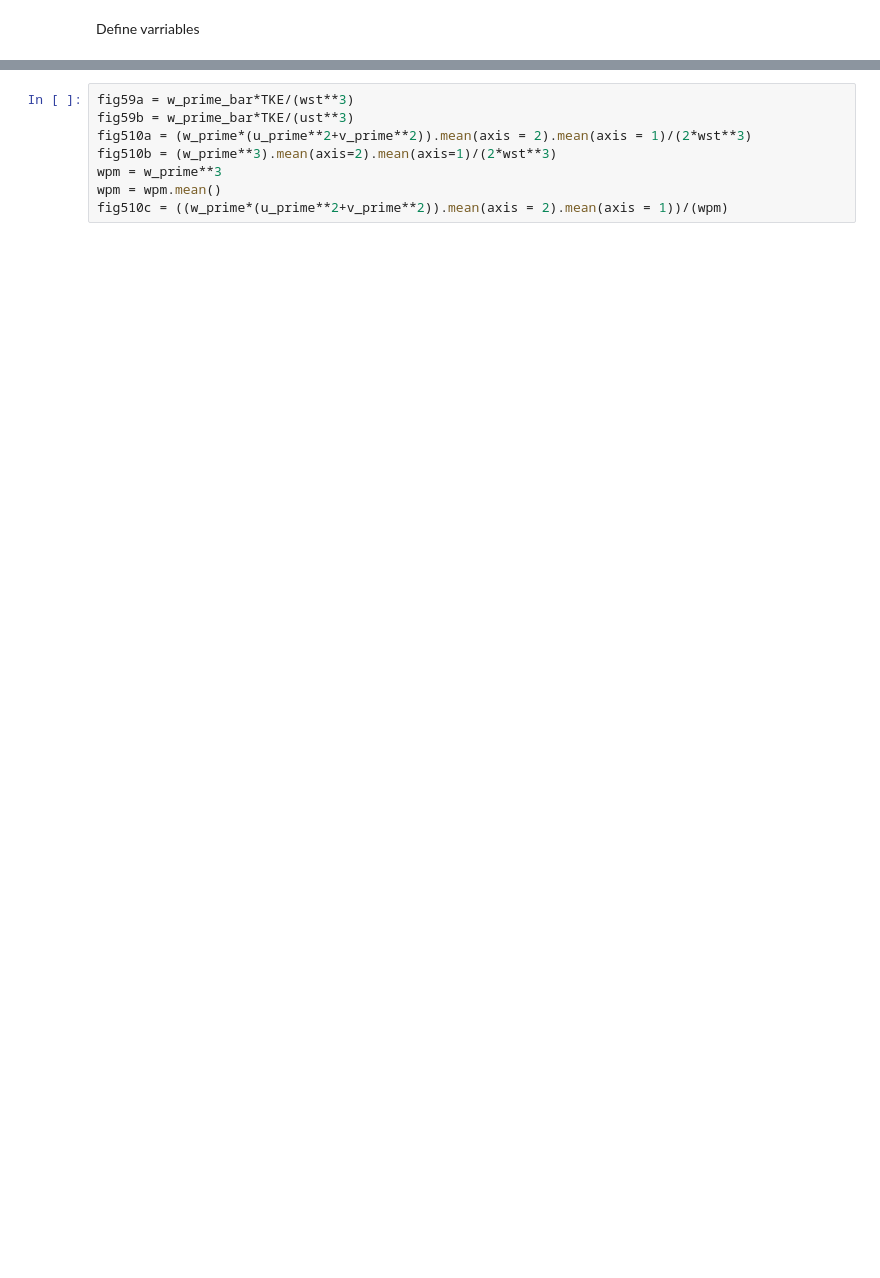
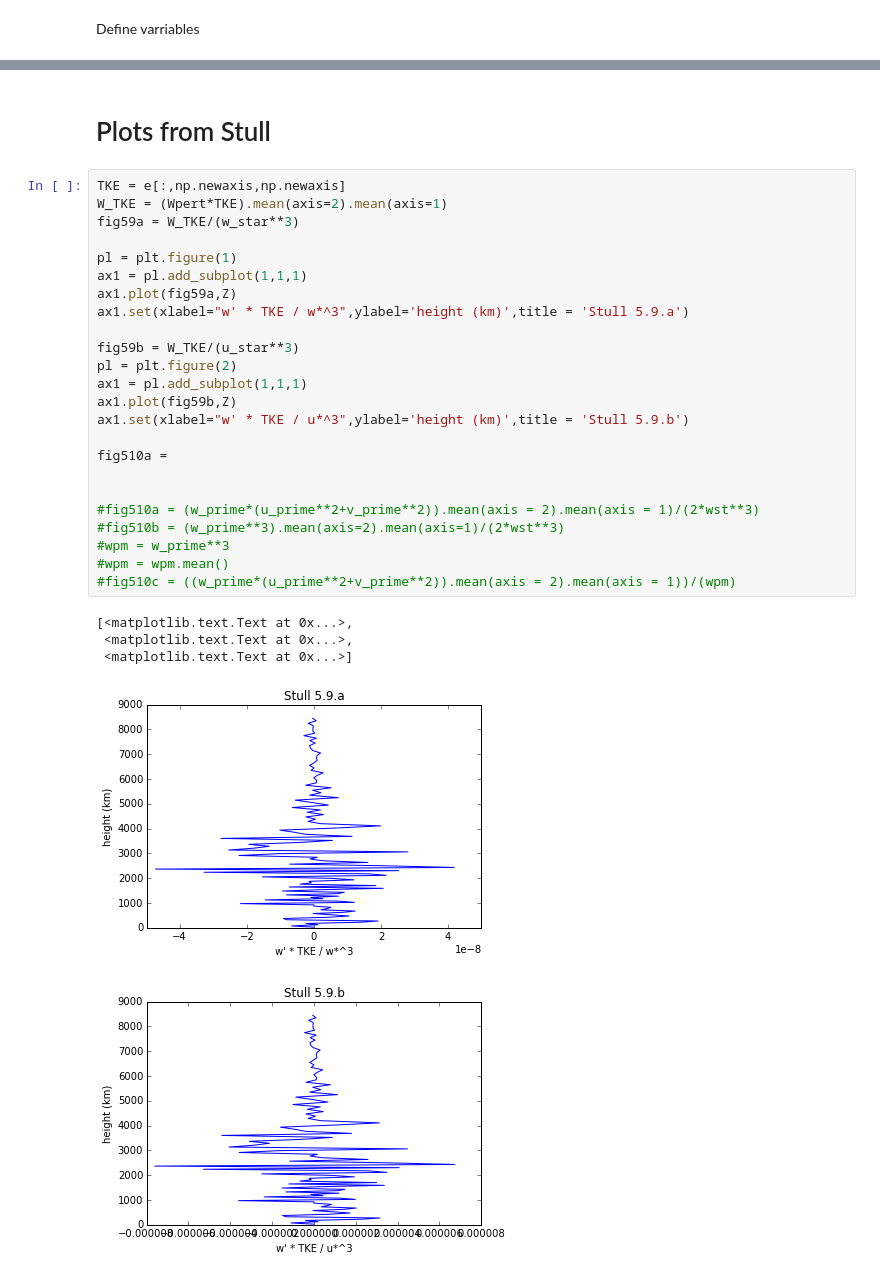
Before and after one commit to Wes-Skeeter/atsc500, a Jupyter notebook: notebooks/ws_lec9.ipynb, the cells around one changed output, grey strips where cells are left out. Saved outputs shown, nothing was run; the diff lists cells and outputs as text; blank space fills up the shorter version.

```diff
--- a/notebooks/ws_lec9.ipynb
+++ b/notebooks/ws_lec9.ipynb
@@ -120,8 +131,32 @@ L = w_theta_v_Bar*ust3**3/(k*g*w_theta_v_Bar)
+# %% [markdown]
+# Plots from Stull
 # %%
-fig59a = w_prime_bar*TKE/(wst**3)
-fig59b = w_prime_bar*TKE/(ust**3)
-fig510a = (w_prime*(u_prime**2+v_prime**2)).mean(axis = 2).mean(axis = 1)/(2*wst**3)
-fig510b = (w_prime**3).mean(axis=2).mean(axis=1)/(2*wst**3)
-wpm = w_prime**3
-wpm = wpm.mean()
-fig510c = ((w_prime*(u_prime**2+v_prime**2)).mean(axis = 2).mean(axis = 1))/(wpm)
+TKE = e[:,np.newaxis,np.newaxis]
+W_TKE = (Wpert*TKE).mean(axis=2).mean(axis=1)
+fig59a = W_TKE/(w_star**3)
+
+pl = plt.figure(1)
+ax1 = pl.add_subplot(1,1,1)
+ax1.plot(fig59a,Z)
+ax1.set(xlabel="w' * TKE / w*^3",ylabel='height (km)',title = 'Stull 5.9.a')
+
+fig59b = W_TKE/(u_star**3)
+pl = plt.figure(2)
+ax1 = pl.add_subplot(1,1,1)
+ax1.plot(fig59b,Z)
+ax1.set(xlabel="w' * TKE / u*^3",ylabel='height (km)',title = 'Stull 5.9.b')
+
+fig510a =
+
+
+#fig510a = (w_prime*(u_prime**2+v_prime**2)).mean(axis = 2).mean(axis = 1)/(2*wst**3)
+#fig510b = (w_prime**3).mean(axis=2).mean(axis=1)/(2*wst**3)
+#wpm = w_prime**3
+#wpm = wpm.mean()
+#fig510c = ((w_prime*(u_prime**2+v_prime**2)).mean(axis = 2).mean(axis = 1))/(wpm)
+# %% [output]
+[<matplotlib.text.Text at 0x...>,
+ <matplotlib.text.Text at 0x...>,
+ <matplotlib.text.Text at 0x...>]
+[figure, added]
+[figure, added]
```
Also changed, not shown: parts of 8 cells of this notebook.
